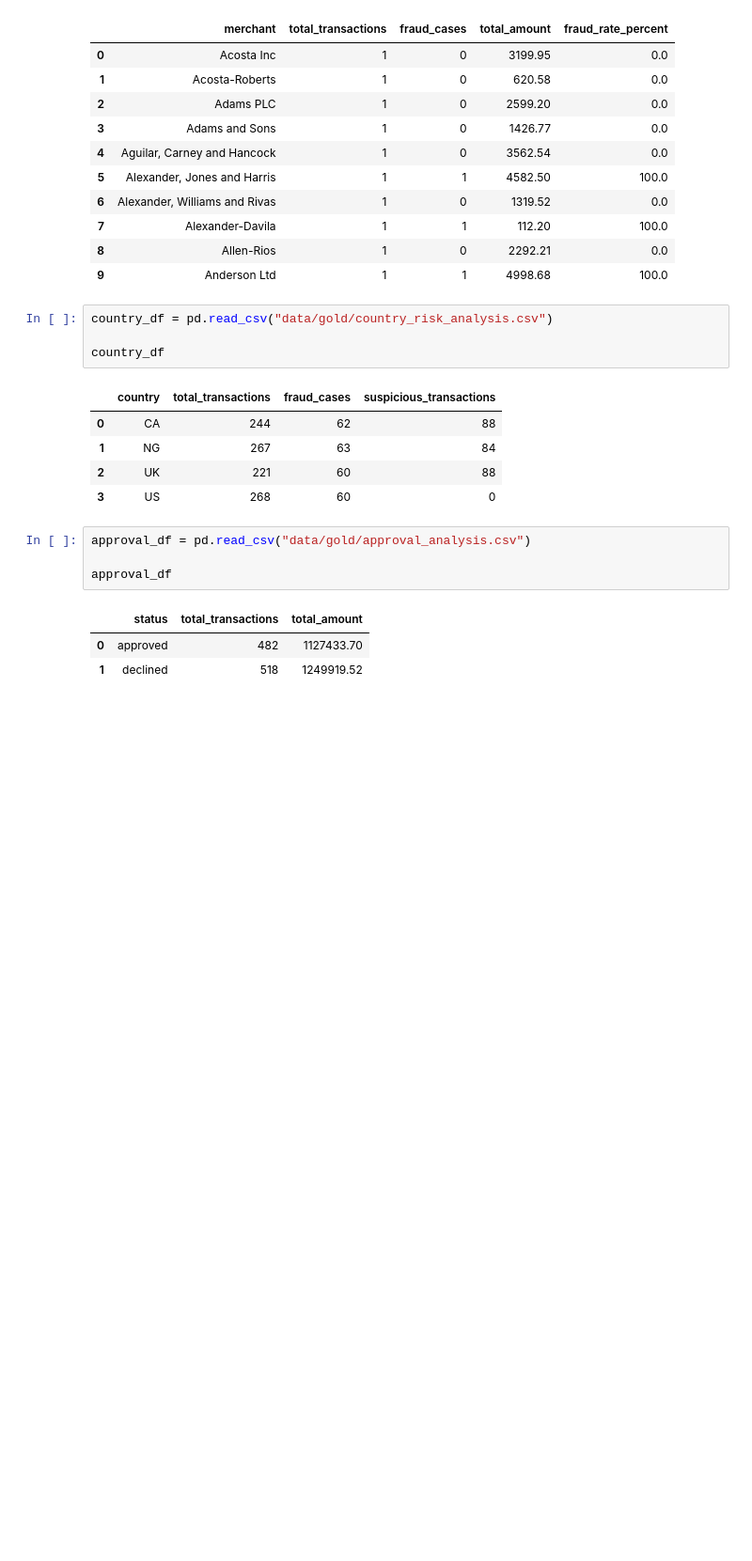
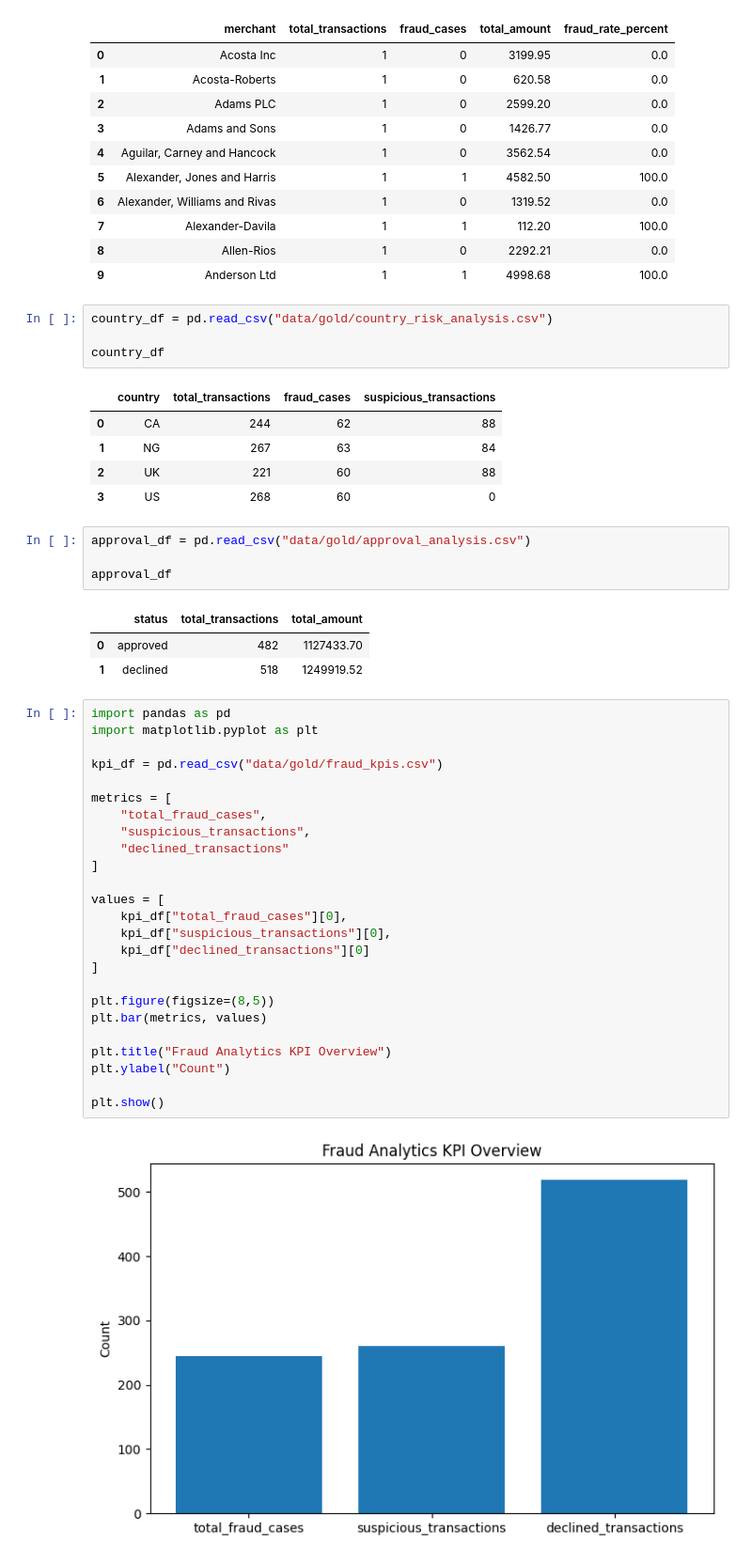
Before and after one commit to dammylee2244/fraud-analytics-platform, a Jupyter notebook: fraud_analytics_exploration.ipynb, the cells around one changed output. Shown at 94% size. Cells and saved outputs as stored; diff of their text form; blank space fills up the shorter version.

Commit message:
Added fraud analytics visualizations

```diff
--- a/fraud_analytics_exploration.ipynb
+++ b/fraud_analytics_exploration.ipynb
@@ -41,3 +41,30 @@ approval_df
 |  | status | total_transactions | total_amount |
 | 0 | approved | 482 | 1127433.70 |
 | 1 | declined | 518 | 1249919.52 |
+# %%
+import pandas as pd
+import matplotlib.pyplot as plt
+
+kpi_df = pd.read_csv("data/gold/fraud_kpis.csv")
+
+metrics = [
+    "total_fraud_cases",
+    "suspicious_transactions",
+    "declined_transactions"
+]
+
+values = [
+    kpi_df["total_fraud_cases"][0],
+    kpi_df["suspicious_transactions"][0],
+    kpi_df["declined_transactions"][0]
+]
+
+plt.figure(figsize=(8,5))
+plt.bar(metrics, values)
+
+plt.title("Fraud Analytics KPI Overview")
+plt.ylabel("Count")
+
+plt.show()
+# %% [output]
+[figure, added]
```
Also changed, not shown: parts of 2 cells of this notebook.
